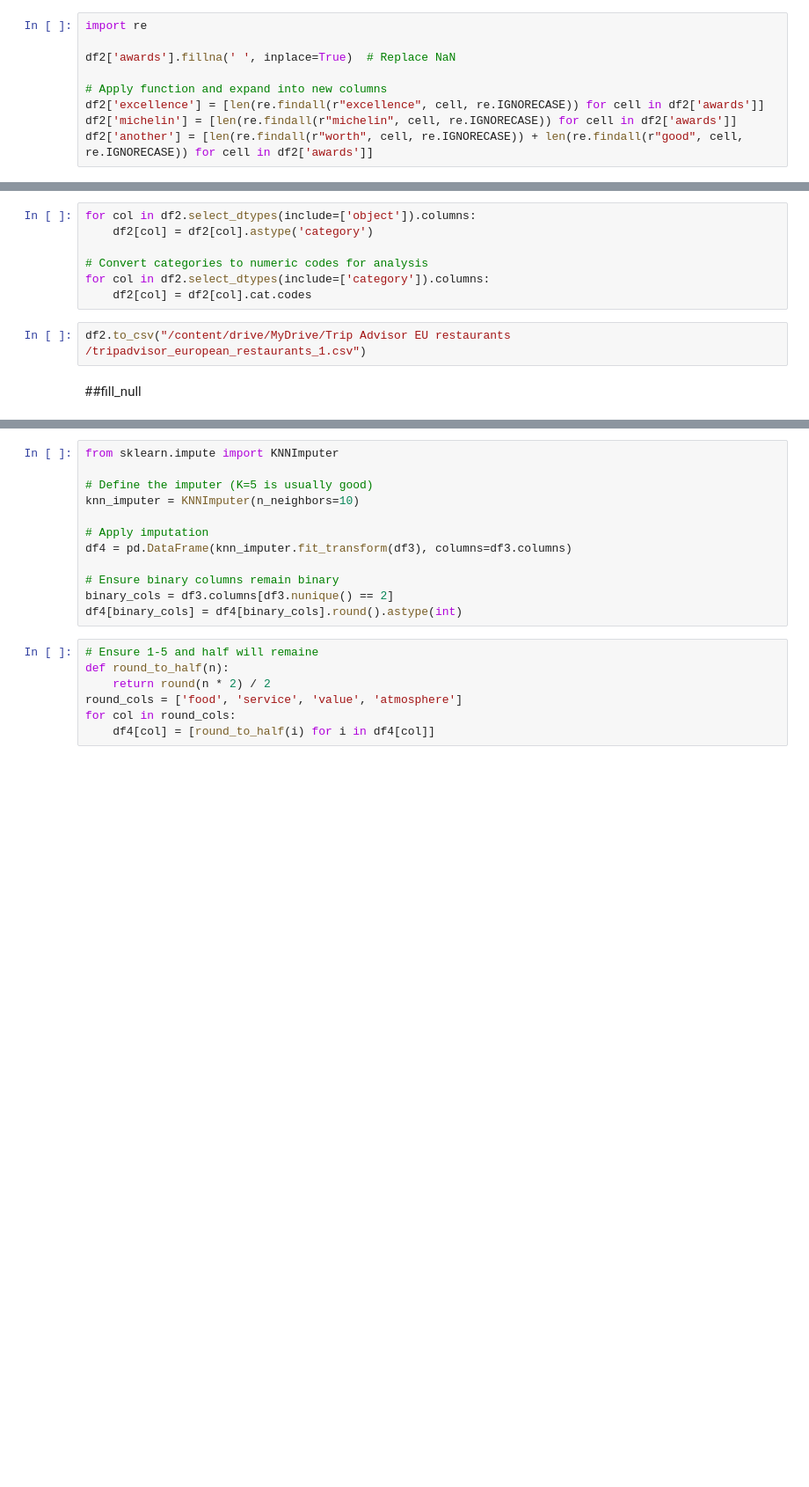
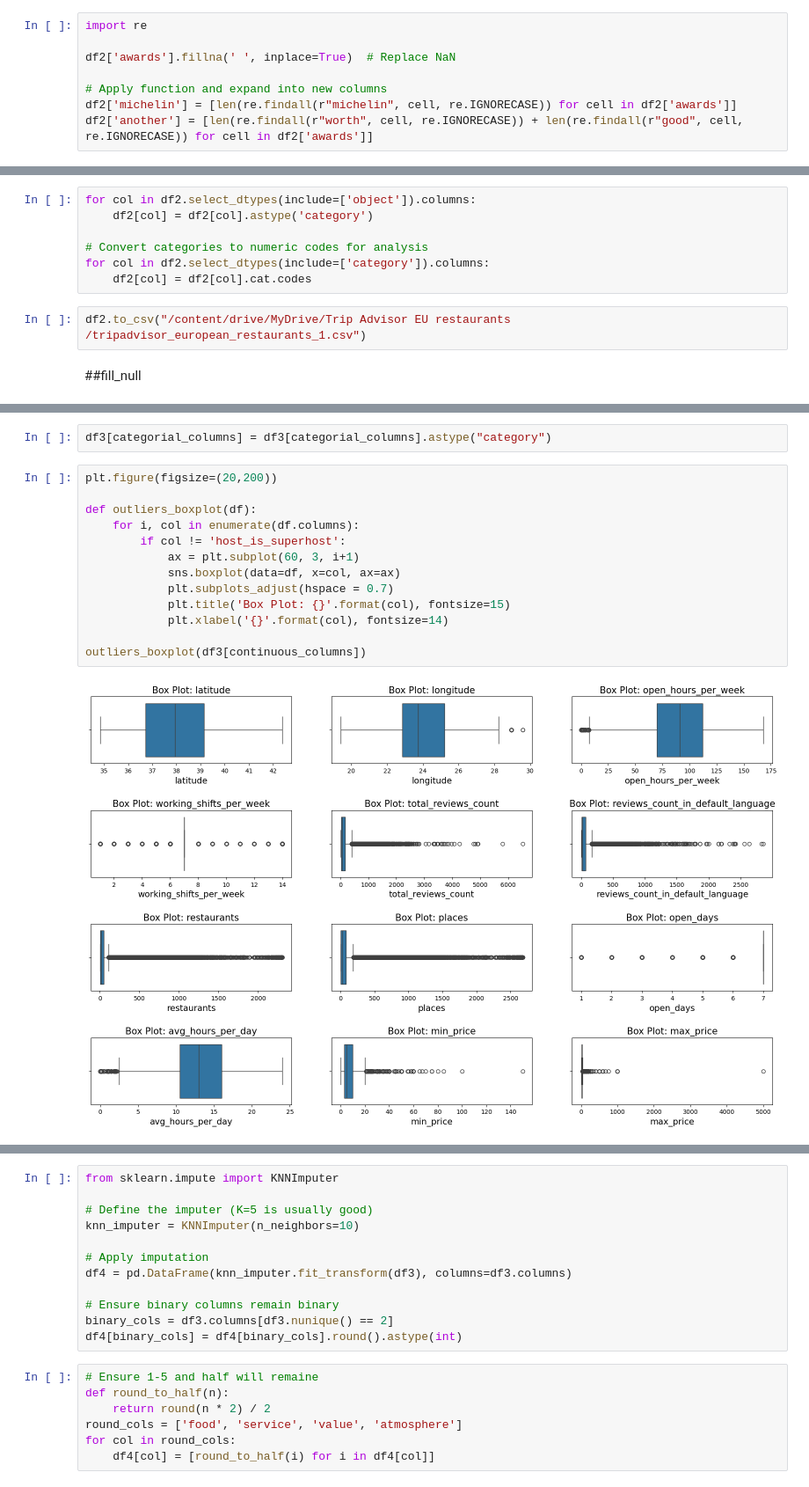
Before and after one commit to yeshurunlevi/popularity-of-restaurants-in-Greece, a Jupyter notebook: popularity_of_restaurants_in_Greece.ipynb, the cells around one changed output, grey strips where cells are left out. Shown at 88% size. Drawn from its saved outputs; the diff is of its cells as text; blank space fills up the shorter version.

```diff
--- a/popularity_of_restaurants_in_Greece.ipynb
+++ b/popularity_of_restaurants_in_Greece.ipynb
@@ -202,7 +202,6 @@ import re
 df2['awards'].fillna(' ', inplace=True)  # Replace NaN
 
 # Apply function and expand into new columns
-df2['excellence'] = [len(re.findall(r"excellence", cell, re.IGNORECASE)) for cell in df2['awards']]
 df2['michelin'] = [len(re.findall(r"michelin", cell, re.IGNORECASE)) for cell in df2['awards']]
 df2['another'] = [len(re.findall(r"worth", cell, re.IGNORECASE)) + len(re.findall(r"good", cell, re.IGNORECASE)) for cell in df2['awards']]
 # %% [output]
@@ -386,0 +414,17 @@ df3 = pd.read_csv(r'/content/drive/MyDrive/Trip Advisor EU restaurants /tripadvi
+# %%
+df3[categorial_columns] = df3[categorial_columns].astype("category")
+# %%
+plt.figure(figsize=(20,200))
+
+def outliers_boxplot(df):
+    for i, col in enumerate(df.columns):
+        if col != 'host_is_superhost':
+            ax = plt.subplot(60, 3, i+1)
+            sns.boxplot(data=df, x=col, ax=ax)
+            plt.subplots_adjust(hspace = 0.7)
+            plt.title('Box Plot: {}'.format(col), fontsize=15)
+            plt.xlabel('{}'.format(col), fontsize=14)
+
+outliers_boxplot(df3[continuous_columns])
+# %% [output]
+[figure, added]
```
Also changed, not shown: parts of 18 cells of this notebook.
